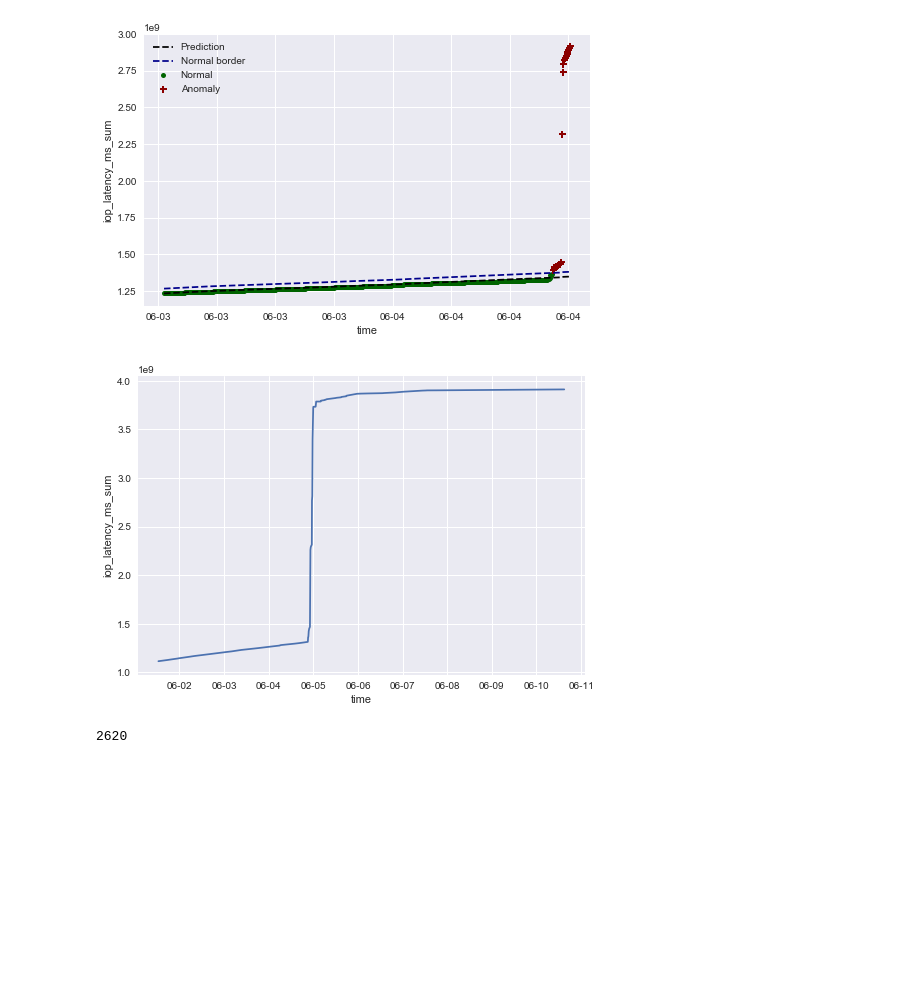
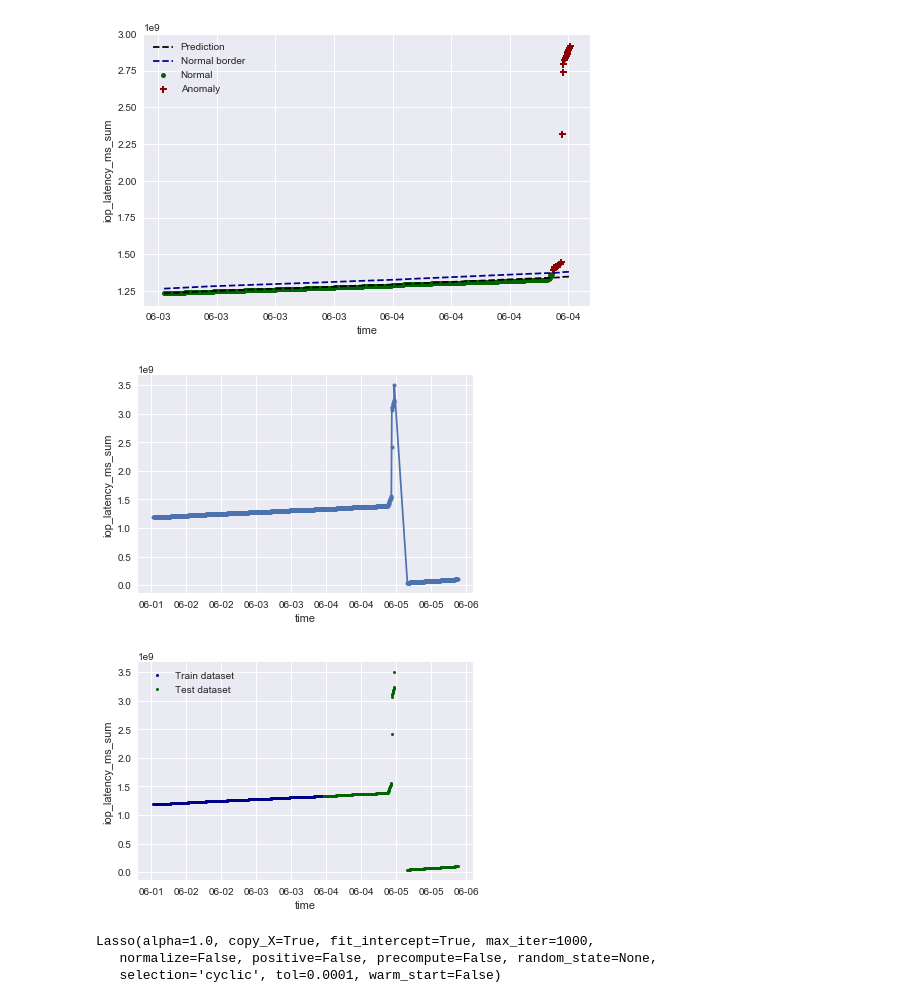
Before and after one commit to TheAviat0r/BC_thesis, a Jupyter notebook: final_thesis.ipynb, the cells around one changed output. Saved outputs shown, nothing was run; the diff lists cells and outputs as text; code cells hidden in the pictures; blank space fills up the shorter version.

```diff
--- a/final_thesis.ipynb
+++ b/final_thesis.ipynb
@@ -315,17 +316,13 @@ plt.show()
 # %% [output]
 [figure]
 # %%
-example_node = total[total['instance'] == instances[0]][2000:]
+example_node = total[total['instance'] == instances[3]][2000:3200]
 fig, ax = plt.subplots()
 ax.xaxis.set_major_formatter(mdates.DateFormatter("%m-%d"))
 ax.xaxis.set_minor_formatter(mdates.DateFormatter("%m-%d"))
-plt.plot(example_node['time'], example_node['iop_latency_ms_sum'])
+plt.plot(example_node['time'], example_node['iop_latency_ms_sum'], marker='o', markersize=4)
 plt.xlabel('time')
 plt.ylabel('iop_latency_ms_sum')
 plt.show()
 # %% [output]
-[figure, old version]
+[figure, new version]
-# %%
-example_node.shape[0]
-# %% [output]
-2620
@@ -331,0 +332,31 @@ example_node.shape[0]
+# %%
+fig, ax = plt.subplots()
+ax.xaxis.set_major_formatter(mdates.DateFormatter("%m-%d"))
+ax.xaxis.set_minor_formatter(mdates.DateFormatter("%m-%d"))
+train_line, = plt.plot(train_data['time'], train_data['iop_latency_ms_sum'],
+                      linestyle='none', marker='o', color='darkblue',
+                      markersize=3)
+test_line, = plt.plot(test_data['time'], test_data['iop_latency_ms_sum'],
+                      linestyle='none', marker='o', color='darkgreen',
+                      markersize=3)
+plt.xlabel('time')
+plt.ylabel('iop_latency_ms_sum')
+plt.legend([train_line, test_line], ['Train dataset', 'Test dataset'])
+plt.show()
+# %% [output]
+[figure, added]
+# %%
+predictors = [
+    'write_reqs_total',
+    'read_reqs_total',
+    'write_rollback_bytes_total',
+    'stat_reqs_total',
+    'req_errs_total',
+]
+
+regression_model = linear_model.Lasso()
+regression_model.fit(train_data[predictors], train_data['iop_latency_ms_sum'])
+# %% [output]
+Lasso(alpha=1.0, copy_X=True, fit_intercept=True, max_iter=1000,
+   normalize=False, positive=False, precompute=False, random_state=None,
+   selection='cyclic', tol=0.0001, warm_start=False)
```
Also changed, not shown: parts of 9 cells of this notebook.
